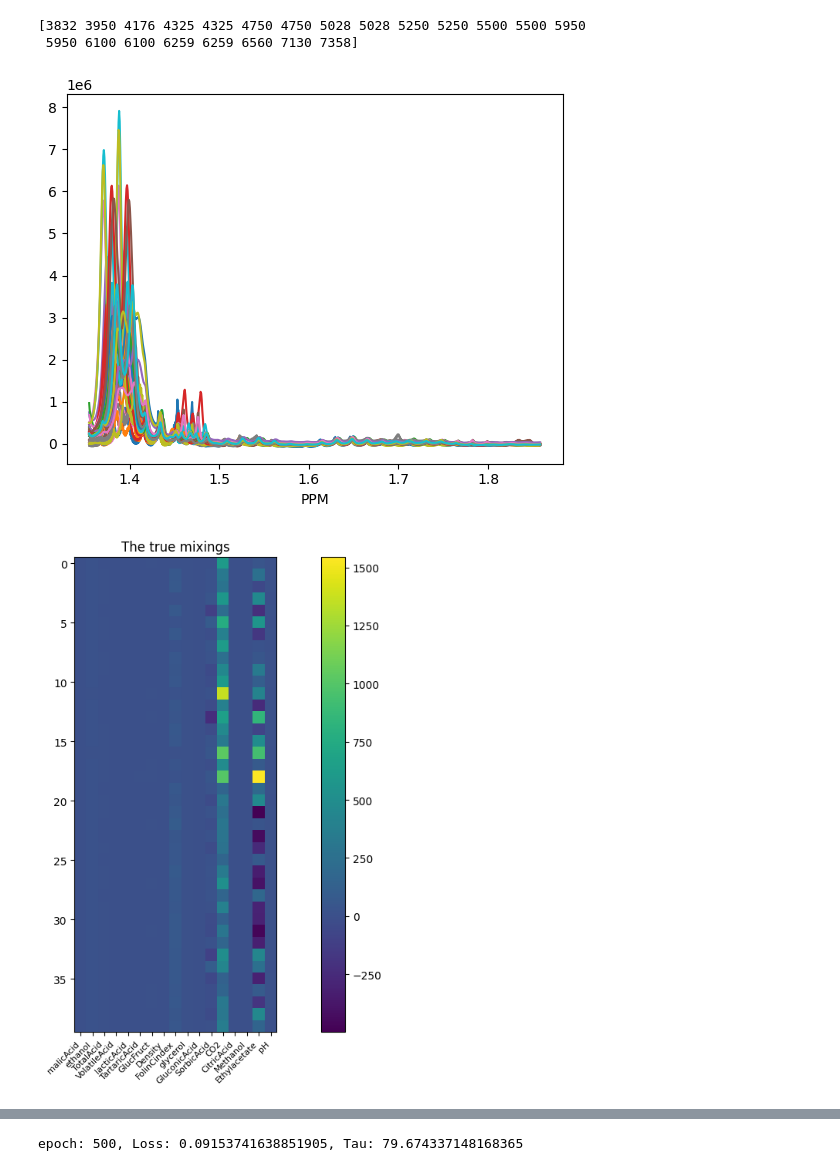
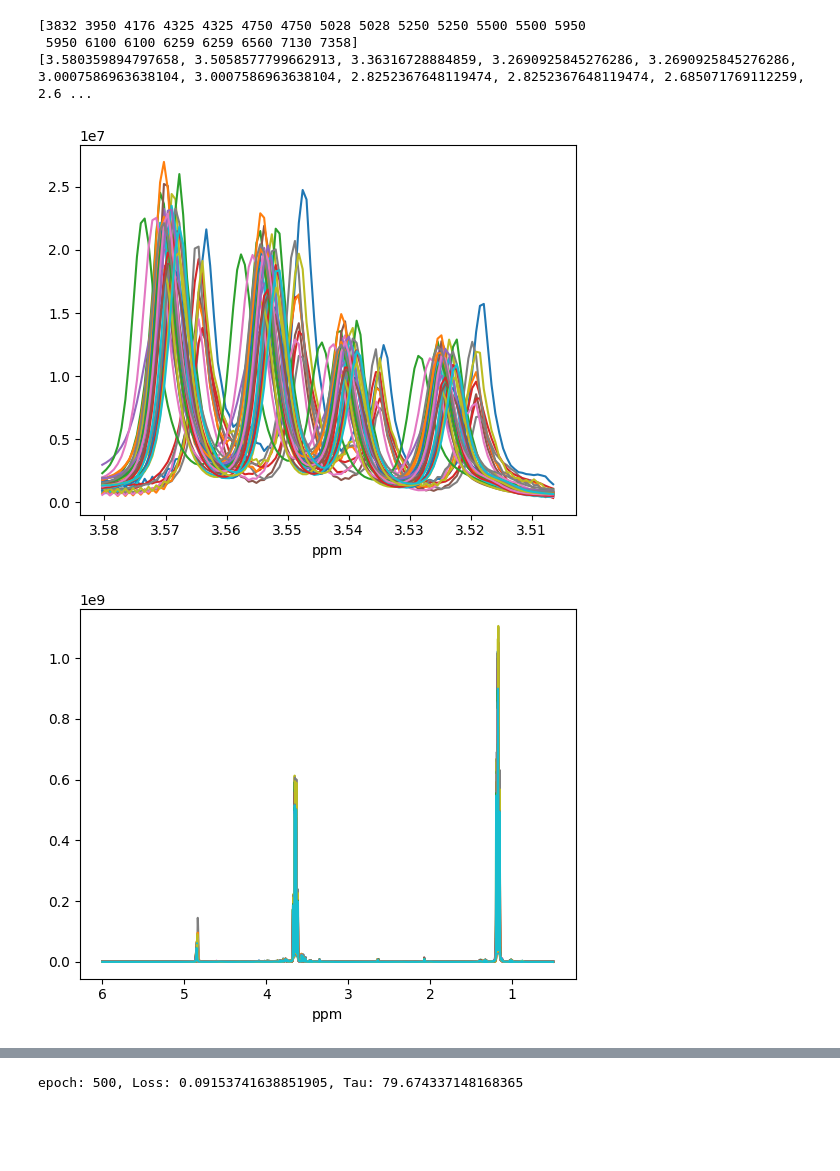
Before and after one commit to LucasEmcken/Bachelorprojekt, a Jupyter notebook: explore_wine.ipynb, the cells around one changed output, grey strips where cells are left out. Drawn from its saved outputs; the diff is of its cells as text; code cells hidden in the pictures; blank space fills up the shorter version.

```diff
--- a/explore_wine.ipynb
+++ b/explore_wine.ipynb
@@ -11,34 +11,44 @@ mat = scipy.io.loadmat('helpers/data/NMR_40wines.mat')
 X = mat.get('X')
 Y = mat.get('Y')
 #ppm is the scale of the x-axis.
 ppm = mat.get('ppm')[0]
 intervals = mat.get('wine_ints')[0]
 print(intervals)
-low_int = -3
-high_int = -1
+print([ppm[i] for i in intervals])
+low_int = 0
+high_int = 1
 plt.plot(ppm[intervals[low_int]:intervals[high_int]], X[:,intervals[low_int]:intervals[high_int]].T)
+plt.gca().invert_xaxis()
+# plt.plot(X[:,intervals[low_int]:intervals[high_int]].T)
 plt.xlabel("ppm") # Text for X-Axis
 plt.ylabel("") # Text for Y-Axis
 plt.show()
 
+plt.figure(figsize=(10, 4))
+plt.plot(ppm,X.T)
+plt.gca().invert_xaxis()
+plt.xlabel("ppm") # Text for X-Axis
+plt.ylabel("") # Text for Y-Axis
+plt.show()
 
 labels = mat.get('Label')
 #40 wines times 8712 length spectrum
 N, M = X.shape
 #try to uncover mixings
 label = [x[0] for x in labels[0]]
 
 plt.figure(figsize=(15,8))
 plt.imshow(Y)
 plt.colorbar()
 plt.title("The true mixings")
 
 # Add xticks on the middle of the group bars
 plt.xticks(range(len(label)), label, rotation=45,ha="right")
 plt.tick_params(axis='x', which='major', labelsize=8)
 plt.show()
 # %% [output]
 [3832 3950 4176 4325 4325 4750 4750 5028 5028 5250 5250 5500 5500 5950
  5950 6100 6100 6259 6259 6560 7130 7358]
+[3.580359894797658, 3.5058577799662913, 3.36316728884859, 3.2690925845276286, 3.2690925845276286, 3.0007586963638104, 3.0007586963638104, 2.8252367648119474, 2.8252367648119474, 2.685071769112259, 2.6 ...
-[figure, old version]
+[figure, new version]
-[figure, old version]
+[figure, new version]
```
Also changed, not shown: parts of 1 cell of this notebook.
